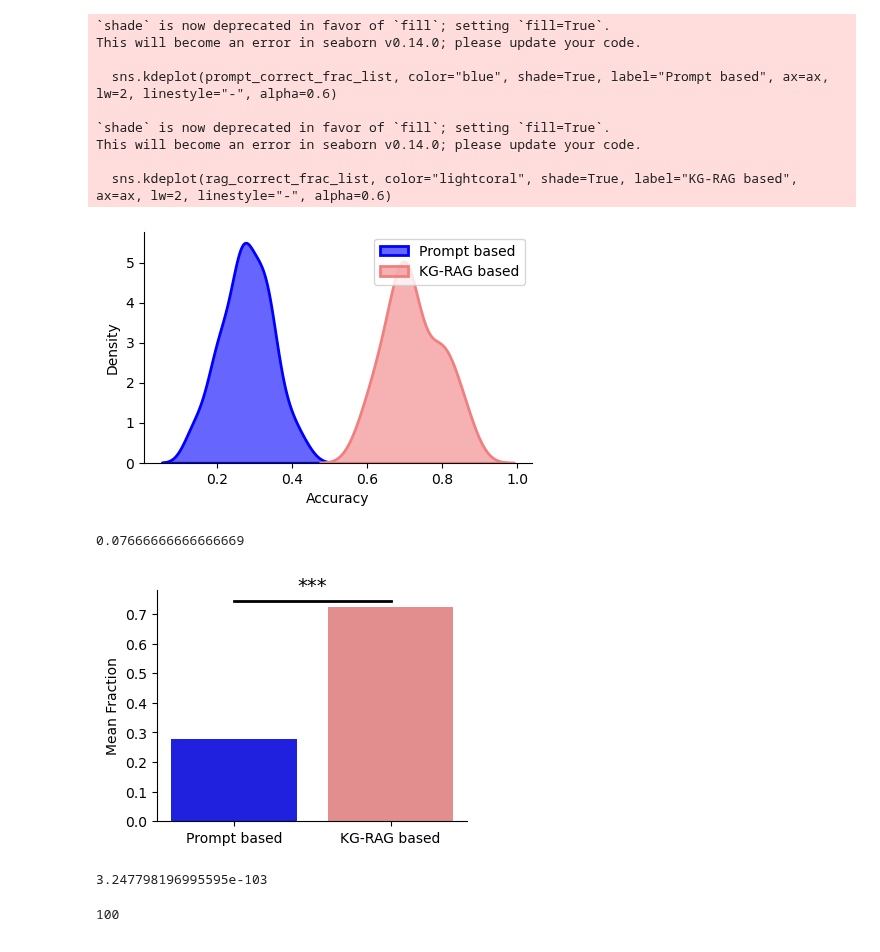
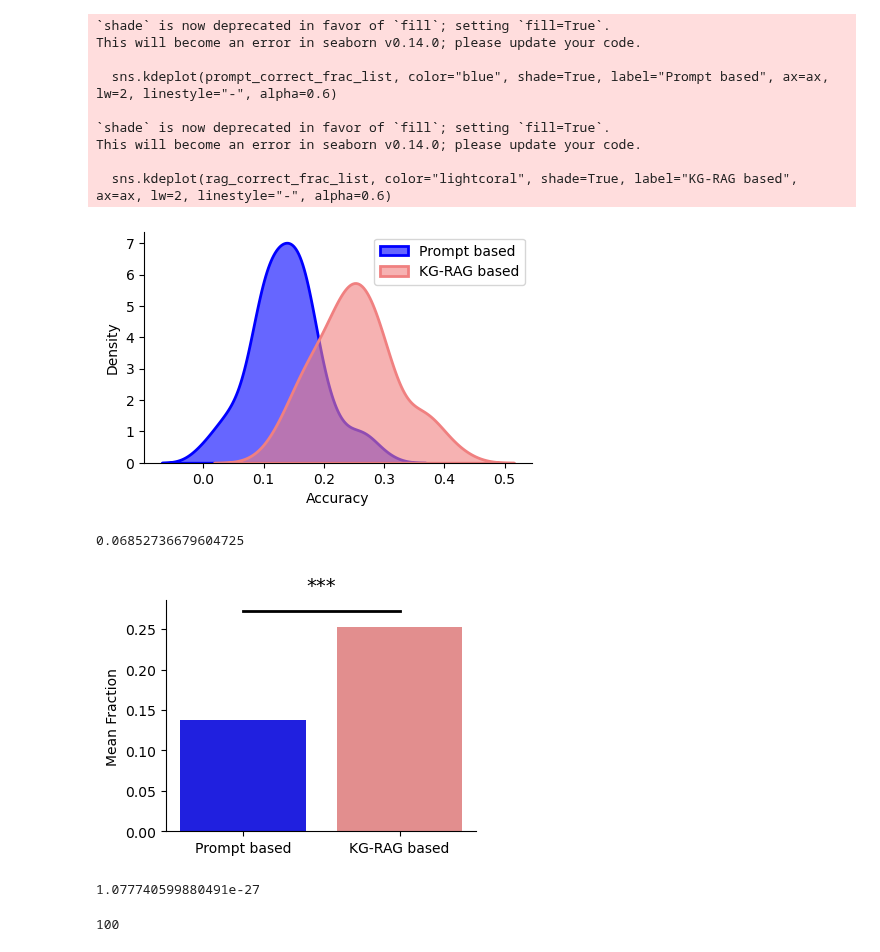
Before and after one commit to BaranziniLab/KG_RAG, a Jupyter notebook: codes/llm_notebooks/analysis/test_questions_mcq_response_comparative_analysys_llama.ipynb, the cells around one changed output. Saved outputs shown, nothing was run; the diff lists cells and outputs as text; code cells hidden in the pictures.

```diff
--- a/codes/llm_notebooks/analysis/test_questions_mcq_response_comparative_analysys_llama.ipynb
+++ b/codes/llm_notebooks/analysis/test_questions_mcq_response_comparative_analysys_llama.ipynb
@@ -16,9 +16,9 @@ def extract_answer(text):
         text_processed = text.split('"answer":')[-1].split('\n')[0].strip()
     return text_processed
 # %%
-PROMPT_RESPONSE_PATH = "../../../data/analysis_results/Llama_2_13b_chat_hf_prompt_based_two_hop_mcq_disease_gene_response.csv"
+PROMPT_RESPONSE_PATH = "../../../data/analysis_results/Llama_2_13b_chat_hf_prompt_based_two_hop_mcq_disease_compound_response.csv"
 
-RAG_RESPONSE_PATH = "../../../data/analysis_results/Llama_2_13b_chat_hf_node_retrieval_rag_based_two_hop_mcq_disease_gene_response.csv"
+RAG_RESPONSE_PATH = "../../../data/analysis_results/Llama_2_13b_chat_hf_node_retrieval_rag_based_two_hop_mcq_disease_compound_response.csv"
 # %%
 prompt_response_df = pd.read_csv(PROMPT_RESPONSE_PATH)
 rag_response_df = pd.read_csv(RAG_RESPONSE_PATH)
@@ -56,39 +56,39 @@ ax = plt.gca()
 # Plot KDEs with the specified styling
 sns.kdeplot(prompt_correct_frac_list, color="blue", shade=True, label="Prompt based", ax=ax, lw=2, linestyle="-", alpha=0.6)
 sns.kdeplot(rag_correct_frac_list, color="lightcoral", shade=True, label="KG-RAG based", ax=ax, lw=2, linestyle="-", alpha=0.6)
 
 # Set the outline color to black
 for artist in ax.lines:
     artist.set_edgecolor("black")
 
 # Add labels and legend
 plt.xlabel("Accuracy")
 plt.ylabel("Density")
 plt.legend()
 
 sns.despine(top=True, right=True)
 
 # Show the plot
 plt.show()
 
-fig_filename = "../../../data/analysis_results/figures/two_hop_DISEASE_GENE_mcq_llm_performance.svg"
+fig_filename = "../../../data/analysis_results/figures/two_hop_DISEASE_COMPOUND_mcq_llm_performance.svg"
 
 fig.savefig(fig_filename, format='svg', bbox_inches='tight')
 # %% [output]
 `shade` is now deprecated in favor of `fill`; setting `fill=True`.
 This will become an error in seaborn v0.14.0; please update your code.
 
   sns.kdeplot(prompt_correct_frac_list, color="blue", shade=True, label="Prompt based", ax=ax, lw=2, linestyle="-", alpha=0.6)
 
 `shade` is now deprecated in favor of `fill`; setting `fill=True`.
 This will become an error in seaborn v0.14.0; please update your code.
 
   sns.kdeplot(rag_correct_frac_list, color="lightcoral", shade=True, label="KG-RAG based", ax=ax, lw=2, linestyle="-", alpha=0.6)
-[figure, old version]
+[figure, new version]
 # %%
 np.std(rag_correct_frac_list)
 # %% [output]
-0.07666666666666669
+0.06852736679604725
 # %%
 
 
@@ -127,11 +127,11 @@ sns.despine(top=True, right=True)
 # Show the plot
 plt.show()
 # %% [output]
-[figure, old version]
+[figure, new version]
 # %%
 p_value
 # %% [output]
-3.247798196995595e-103
+1.077740599880491e-27
 # %%
 len(prompt_correct_frac_list)
 # %% [output]
```
Also changed, not shown: 3 other files.
